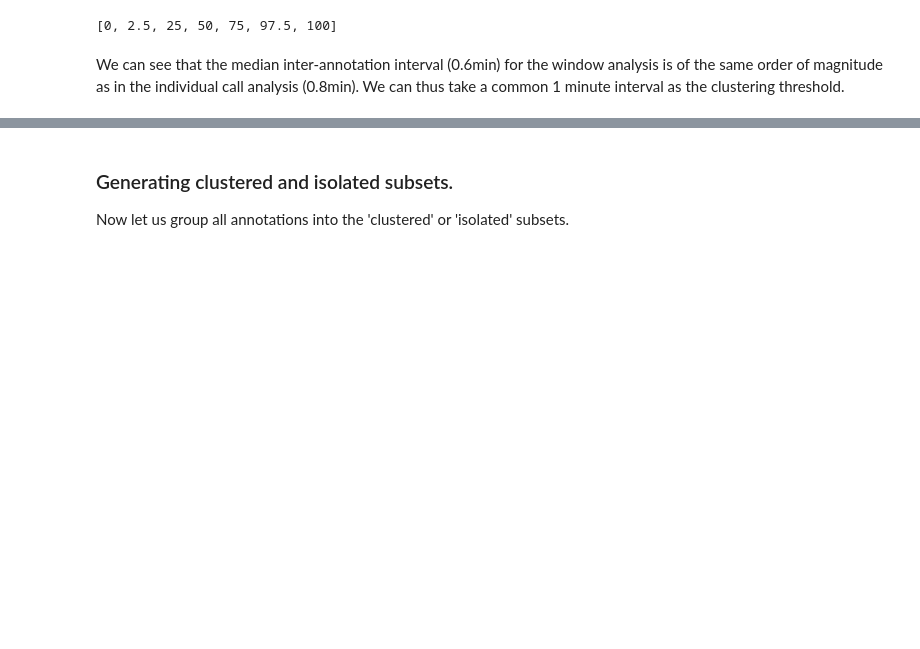
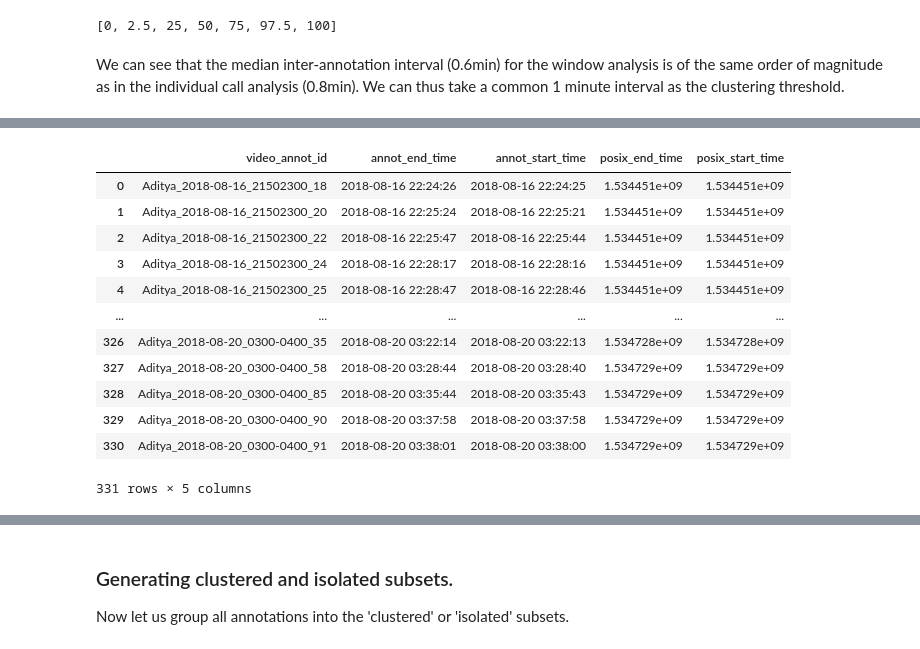
Before and after one commit to thejasvibr/mhbc-online, a Jupyter notebook: combined_analysis/Combined analysis notebook.ipynb, the cells around one changed output, grey strips where cells are left out. Saved outputs shown, nothing was run; the diff lists cells and outputs as text; code cells hidden in the pictures; blank space fills up the shorter version.

```diff
--- a/combined_analysis/Combined analysis notebook.ipynb
+++ b/combined_analysis/Combined analysis notebook.ipynb
@@ -850,0 +843,16 @@ We can see that the median inter-annotation interval (0.6min) for the window ana
+# %%
+unique_video_annot_ids
+# %% [output]
+|  | video_annot_id | annot_end_time | annot_start_time | posix_end_time | posix_start_time |
+| 0 | Aditya_2018-08-16_21502300_18 | 2018-08-16 22:24:26 | 2018-08-16 22:24:25 | 1.534451e+09 | 1.534451e+09 |
+| 1 | Aditya_2018-08-16_21502300_20 | 2018-08-16 22:25:24 | 2018-08-16 22:25:21 | 1.534451e+09 | 1.534451e+09 |
+| 2 | Aditya_2018-08-16_21502300_22 | 2018-08-16 22:25:47 | 2018-08-16 22:25:44 | 1.534451e+09 | 1.534451e+09 |
+| 3 | Aditya_2018-08-16_21502300_24 | 2018-08-16 22:28:17 | 2018-08-16 22:28:16 | 1.534451e+09 | 1.534451e+09 |
+| 4 | Aditya_2018-08-16_21502300_25 | 2018-08-16 22:28:47 | 2018-08-16 22:28:46 | 1.534451e+09 | 1.534451e+09 |
+| ... | ... | ... | ... | ... | ... |
+| 326 | Aditya_2018-08-20_0300-0400_35 | 2018-08-20 03:22:14 | 2018-08-20 03:22:13 | 1.534728e+09 | 1.534728e+09 |
+| 327 | Aditya_2018-08-20_0300-0400_58 | 2018-08-20 03:28:44 | 2018-08-20 03:28:40 | 1.534729e+09 | 1.534729e+09 |
+| 328 | Aditya_2018-08-20_0300-0400_85 | 2018-08-20 03:35:44 | 2018-08-20 03:35:43 | 1.534729e+09 | 1.534729e+09 |
+| 329 | Aditya_2018-08-20_0300-0400_90 | 2018-08-20 03:37:58 | 2018-08-20 03:37:58 | 1.534729e+09 | 1.534729e+09 |
+| 330 | Aditya_2018-08-20_0300-0400_91 | 2018-08-20 03:38:01 | 2018-08-20 03:38:00 | 1.534729e+09 | 1.534729e+09 |
+331 rows × 5 columns
```
Also changed, not shown: parts of 11 cells of this notebook, 3 other files.
